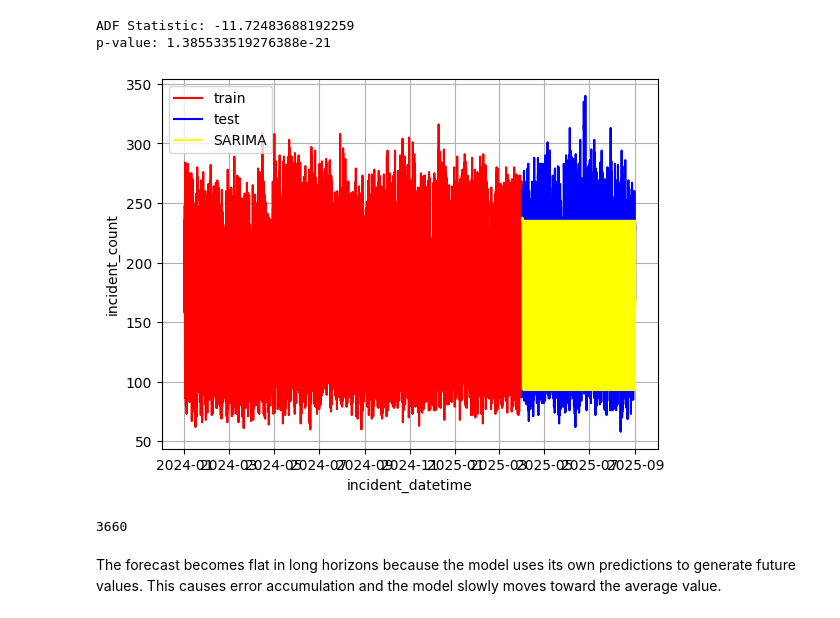
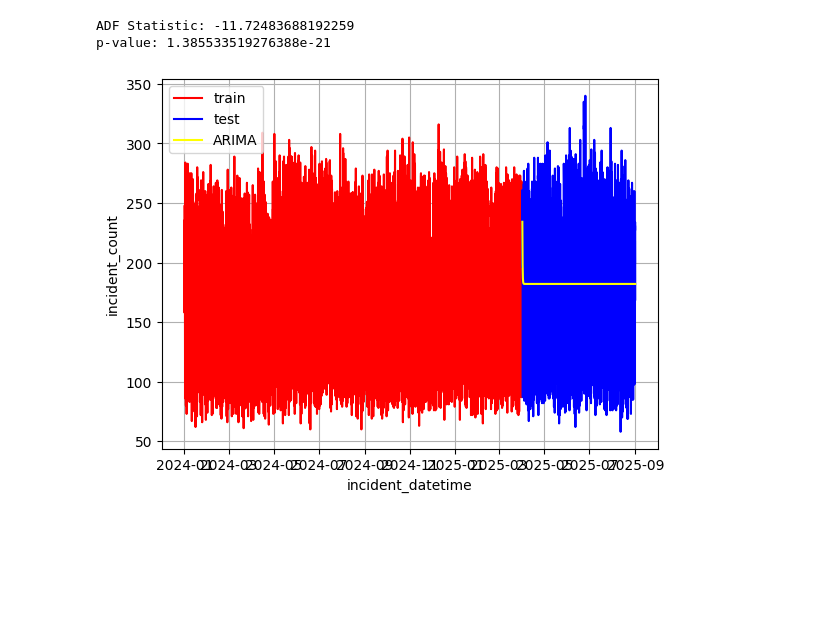
Before and after one commit to utkuseyithanoglu/practice_final, a Jupyter notebook: utku folder/final_df_ml_learning_arima.ipynb, the cells around one changed output. Drawn from its saved outputs; the diff is of its cells as text; code cells hidden in the pictures; blank space fills up the shorter version.

Commit message:
Update SArima Aand linear  notebook

```diff
--- a/utku folder/final_df_ml_learning_arima.ipynb
+++ b/utku folder/final_df_ml_learning_arima.ipynb
@@ -866,3 +867,2 @@ from statsmodels.tsa.statespace.sarimax import SARIMAX
 # %%
-model = SARIMAX(training_set['incident_count'], order=(1,0,1), seasonal_order=(1,1,1,24))
-model_fit = model.fit()
+model = ARIMA(training_set['incident_count'], order=(1,0,1))
@@ -869,15 +871,9 @@ model_fit = model.fit()
 # %%
-sarima_predictions = model_fit.get_forecast(steps=len(test_set)).predicted_mean
+arima_predictions = model_fit.get_forecast(steps=len(test_set)).predicted_mean
 
 sns.lineplot(data=training_set, x=training_set.index, y='incident_count', label='train', color='red')
 sns.lineplot(data=test_set,  x=test_set.index,  y='incident_count', label='test',  color='blue')
-sns.lineplot(x=test_set.index,y=sarima_predictions,color='yellow',label='SARIMA')
+sns.lineplot(x=test_set.index,y=arima_predictions,color='yellow',label='ARIMA')
 plt.grid()
 # %% [output]
-[figure, old version]
+[figure, new version]
-# %%
-len(test_set)
-# %% [output]
-3660
-# %% [markdown]
-The forecast becomes flat in long horizons because the model uses its own predictions to generate future values. This causes error accumulation and the model slowly moves toward the average value.
```
Also changed, not shown: parts of 167 cells of this notebook.
